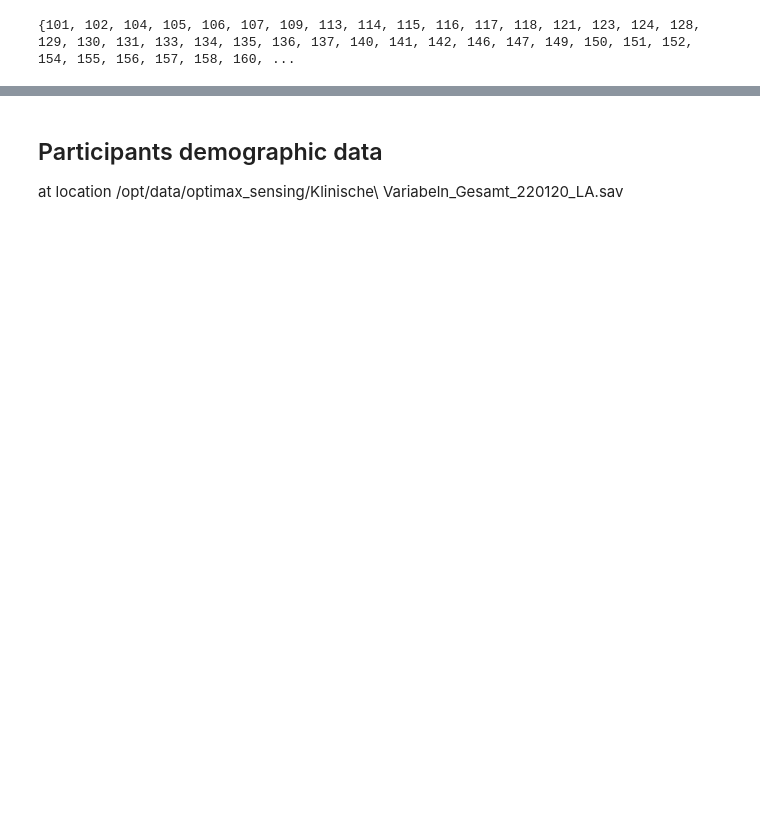
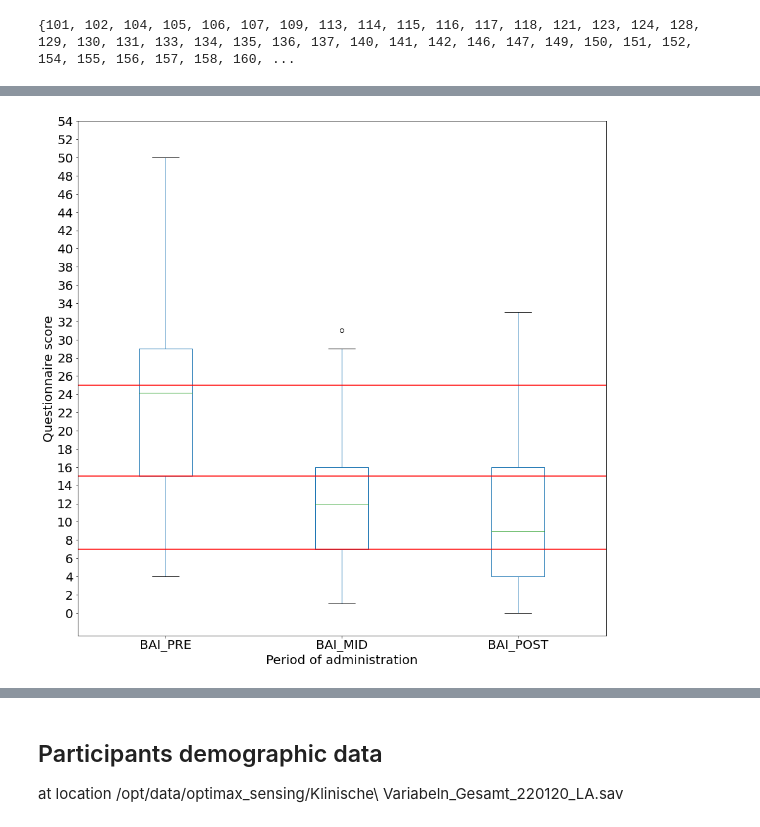
Before and after one commit to trelium/OPTIMAX-sensing, a Jupyter notebook: src/data/targets_wrangling.ipynb, the cells around one changed output, grey strips where cells are left out. Saved outputs shown, nothing was run; the diff lists cells and outputs as text; code cells hidden in the pictures; blank space fills up the shorter version.

```diff
--- a/src/data/targets_wrangling.ipynb
+++ b/src/data/targets_wrangling.ipynb
@@ -99,0 +259,13 @@ df
+# %%
+df[['BAI_PRE','BAI_MID','BAI_POST']].dropna().plot(kind='box',figsize = [15,15], yticks =np.arange(0,55,2), grid=False)
+plt.axhline(7, c='r' )
+plt.axhline(15, c='r' )
+plt.axhline(25, c='r' )
+
+plt.rcParams.update({'font.size': 24})
+plt.xlabel("Period of administration")
+plt.ylabel("Questionnaire score")
+
+plt.savefig('/home/jmocel/trelium/OPTIMAX-sensing/processed_data/bai_thresholds.png')
+# %% [output]
+[figure, added]
```
Also changed, not shown: parts of 24 cells of this notebook, 3 other files.
